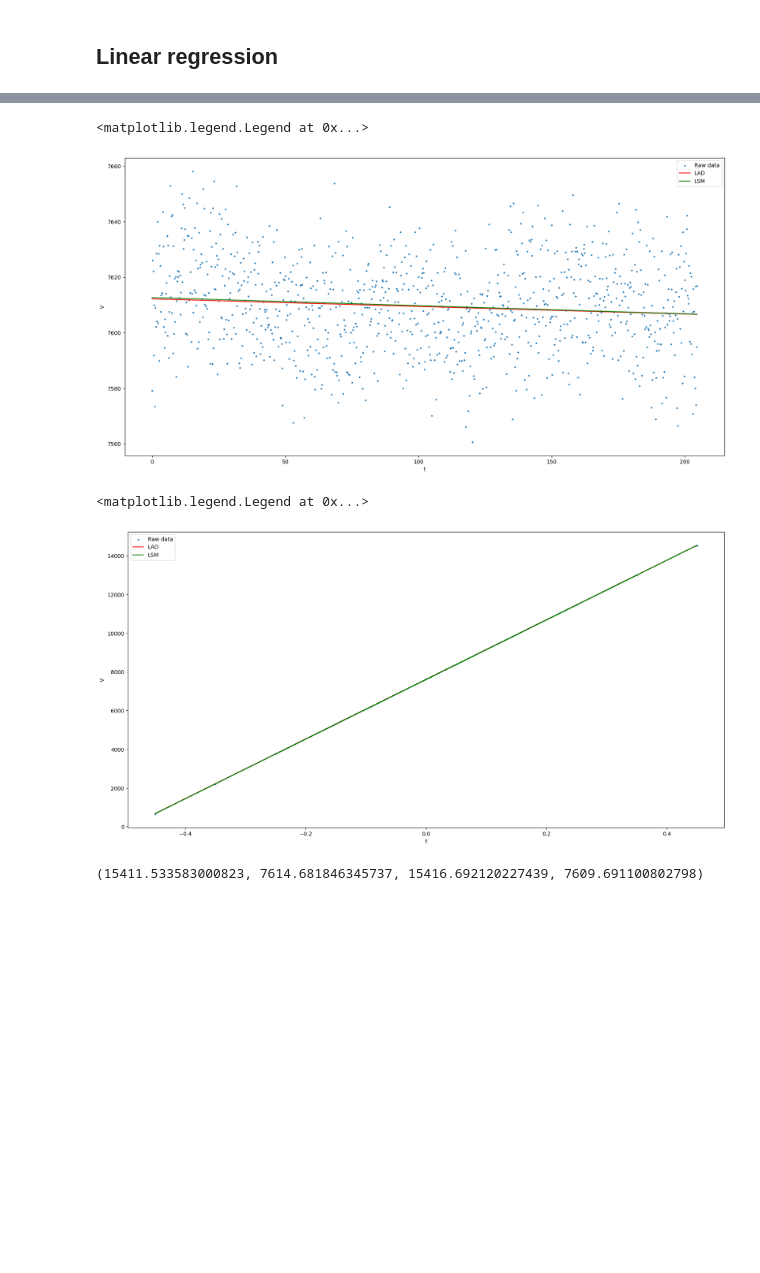
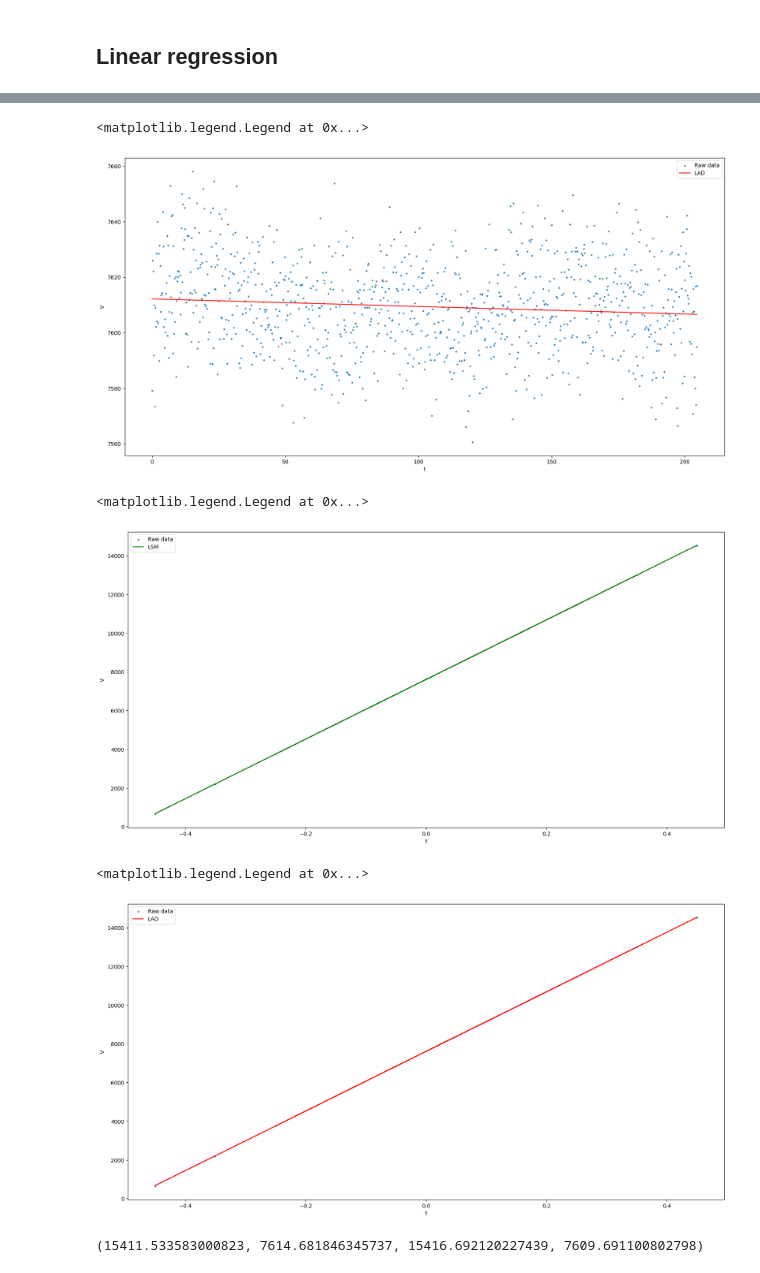
Before and after one commit to vladimir-skvortsov/math-stats-course-work, a Jupyter notebook: main.ipynb, the cells around one changed output, grey strips where cells are left out. Drawn from its saved outputs; the diff is of its cells as text; code cells hidden in the pictures; blank space fills up the shorter version.

```diff
--- a/main.ipynb
+++ b/main.ipynb
@@ -106,31 +118,39 @@ def lsm(params, x, y):
 # %%
 a_abs, b_abs = sp.optimize.minimize(lad, [0, 0], args=(x_time, y_time)).x
-a_sq, b_sq = sp.optimize.minimize(lsm, [0, 0], args=(x_time, y_time)).x
 
 figure, axis = plt.subplots(1, 1, figsize=(20, 10))
 plt.scatter(x_time, y_time, label='Raw data', s=4)
 plt.plot(x_time, x_time * a_abs + b_abs, color='red', label='LAD')
-plt.plot(x_time, x_time * a_sq + b_sq, color='green', label='LSM')
 plt.xlabel('t')
 plt.ylabel('V')
 plt.legend()
 # %% [output]
 <matplotlib.legend.Legend at 0x...>
-[figure, old version]
+[figure, new version]
+# %%
+a_sq, b_sq = sp.optimize.minimize(lsm, [0, 0], args=(x_voltage, y_voltage)).x
+
+figure, axis = plt.subplots(1, 1, figsize=(20, 10))
+plt.scatter(x_voltage, y_voltage, label='Raw data', s=4)
+plt.plot(x_voltage, x_voltage * a_sq + b_sq, color='green', label='LSM')
+plt.xlabel('t')
+plt.ylabel('V')
+plt.legend()
+# %% [output]
+<matplotlib.legend.Legend at 0x...>
+[figure, added]
 # %%
 a_abs, b_abs = sp.optimize.minimize(lad, [0, 0], args=(x_voltage, y_voltage)).x
-a_sq, b_sq = sp.optimize.minimize(lsm, [0, 0], args=(x_voltage, y_voltage)).x
 
 figure, axis = plt.subplots(1, 1, figsize=(20, 10))
 plt.scatter(x_voltage, y_voltage, label='Raw data', s=4)
 plt.plot(x_voltage, x_voltage * a_abs + b_abs, color='red', label='LAD')
-plt.plot(x_voltage, x_voltage * a_sq + b_sq, color='green', label='LSM')
 plt.xlabel('t')
 plt.ylabel('V')
 plt.legend()
 # %% [output]
 <matplotlib.legend.Legend at 0x...>
-[figure, old version]
+[figure, new version]
 # %%
 a_abs, b_abs, a_sq, b_sq
 # %% [output]
```
Also changed, not shown: parts of 6 cells of this notebook.
